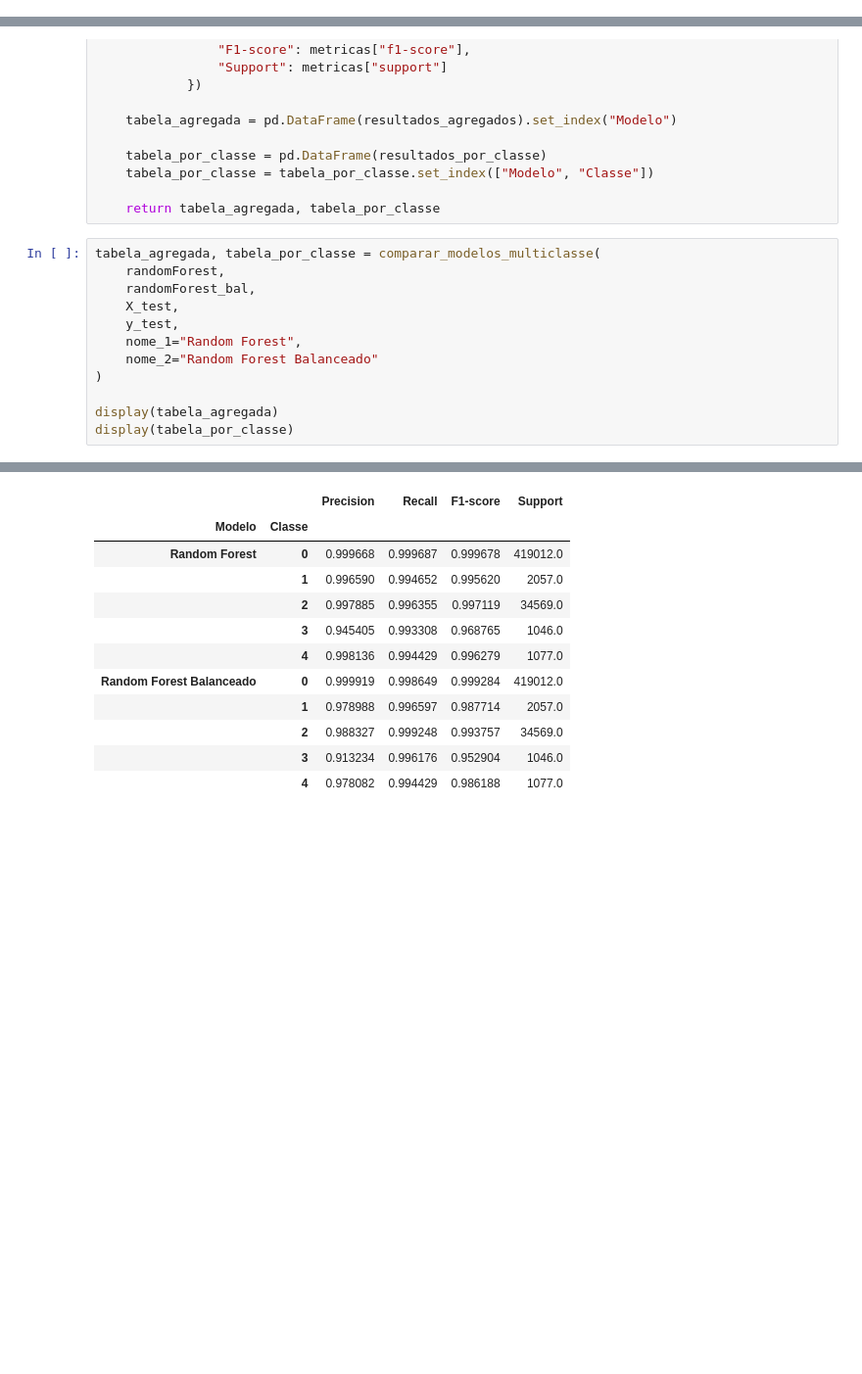
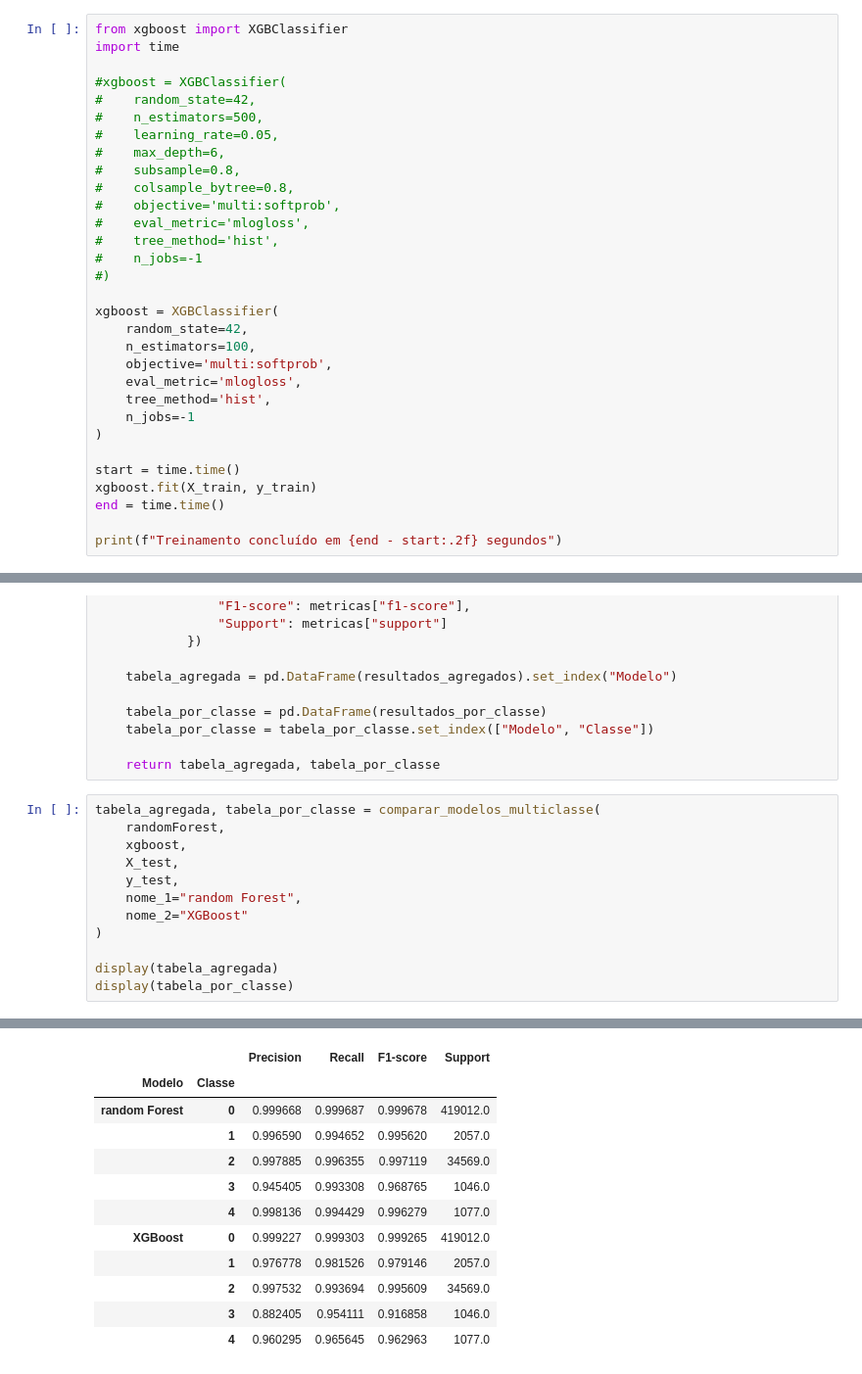
Before and after one commit to AlfredoLSN/Suricata_ML, a Jupyter notebook: main copy.ipynb, the cells around one changed output, grey strips where cells are left out. Shown at 98% size. Cells and saved outputs as stored; diff of their text form; blank space fills up the shorter version.

```diff
--- a/main copy.ipynb
+++ b/main copy.ipynb
@@ -305,0 +278,31 @@ joblib.dump(label_encoder, "modelo/label_encoder.joblib")
+# %%
+from xgboost import XGBClassifier
+import time
+
+#xgboost = XGBClassifier(
+#    random_state=42,
+#    n_estimators=500,
+#    learning_rate=0.05,
+#    max_depth=6,
+#    subsample=0.8,
+#    colsample_bytree=0.8,
+#    objective='multi:softprob',
+#    eval_metric='mlogloss',
+#    tree_method='hist',
+#    n_jobs=-1
+#)
+
+xgboost = XGBClassifier(
+    random_state=42,
+    n_estimators=100,
+    objective='multi:softprob',
+    eval_metric='mlogloss',
+    tree_method='hist',
+    n_jobs=-1
+)
+
+start = time.time()
+xgboost.fit(X_train, y_train)
+end = time.time()
+
+print(f"Treinamento concluído em {end - start:.2f} segundos")
@@ -441,11 +492,11 @@ def comparar_modelos_multiclasse(
 # %%
 tabela_agregada, tabela_por_classe = comparar_modelos_multiclasse(
     randomForest,
-    randomForest_bal,
+    xgboost,
     X_test,
     y_test,
-    nome_1="Random Forest",
-    nome_2="Random Forest Balanceado"
+    nome_1="random Forest",
+    nome_2="XGBoost"
 )
 
 display(tabela_agregada)
@@ -458,12 +509,12 @@ display(tabela_por_classe)
 |  |  | Precision | Recall | F1-score | Support |
 | Modelo | Classe |  |  |  |  |
-| Random Forest | 0 | 0.999668 | 0.999687 | 0.999678 | 419012.0 |
+| random Forest | 0 | 0.999668 | 0.999687 | 0.999678 | 419012.0 |
 |  | 1 | 0.996590 | 0.994652 | 0.995620 | 2057.0 |
 |  | 2 | 0.997885 | 0.996355 | 0.997119 | 34569.0 |
 |  | 3 | 0.945405 | 0.993308 | 0.968765 | 1046.0 |
 |  | 4 | 0.998136 | 0.994429 | 0.996279 | 1077.0 |
-| Random Forest Balanceado | 0 | 0.999919 | 0.998649 | 0.999284 | 419012.0 |
-|  | 1 | 0.978988 | 0.996597 | 0.987714 | 2057.0 |
-|  | 2 | 0.988327 | 0.999248 | 0.993757 | 34569.0 |
-|  | 3 | 0.913234 | 0.996176 | 0.952904 | 1046.0 |
-|  | 4 | 0.978082 | 0.994429 | 0.986188 | 1077.0 |
+| XGBoost | 0 | 0.999227 | 0.999303 | 0.999265 | 419012.0 |
+|  | 1 | 0.976778 | 0.981526 | 0.979146 | 2057.0 |
+|  | 2 | 0.997532 | 0.993694 | 0.995609 | 34569.0 |
+|  | 3 | 0.882405 | 0.954111 | 0.916858 | 1046.0 |
+|  | 4 | 0.960295 | 0.965645 | 0.962963 | 1077.0 |
```
Also changed, not shown: parts of 21 cells of this notebook.
